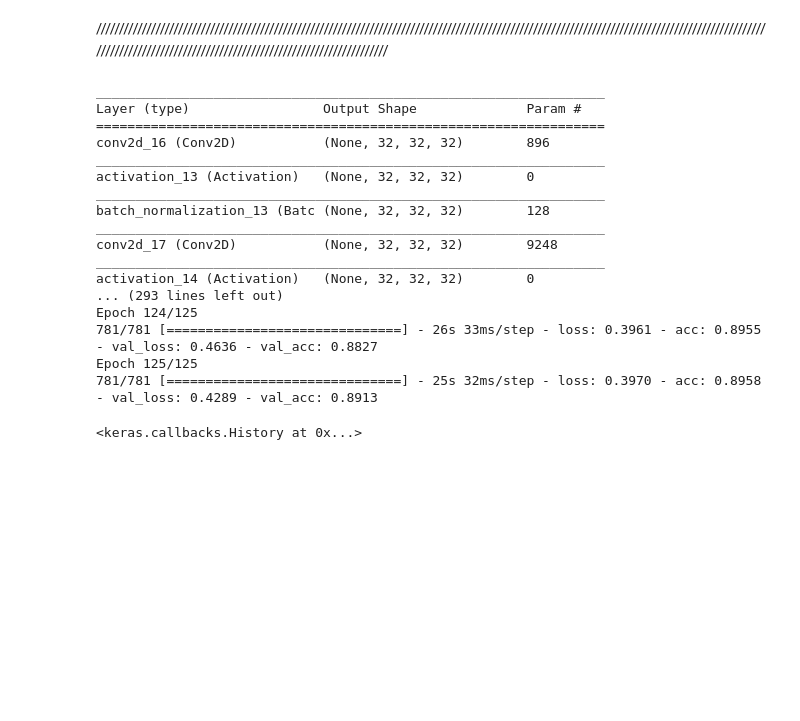
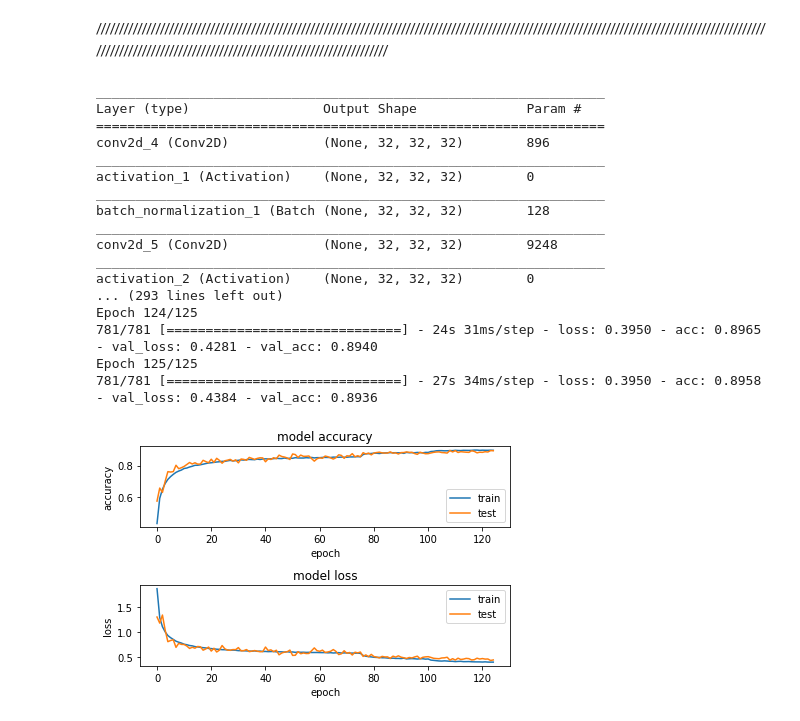
Before and after one commit to nestorojeda/CIFAR-10-CNN, a Jupyter notebook: cifar_10.ipynb, the cells around one changed output. Cells and saved outputs as stored; diff of their text form; code cells hidden in the pictures; blank space fills up the shorter version.

Commit message:
added plot of the second model

```diff
--- a/cifar_10.ipynb
+++ b/cifar_10.ipynb
@@ -302,28 +306,55 @@ batch_size = 64
 
 opt_rms = k.optimizers.rmsprop(lr=0.001,decay=1e-6)
 model2.compile(loss='categorical_crossentropy', optimizer=opt_rms, metrics=['accuracy'])
-model2.fit_generator(datagen.flow(x_train, y_train, batch_size=batch_size),\
+history2 = model2.fit_generator(datagen.flow(x_train, y_train, batch_size=batch_size),\
                     steps_per_epoch=x_train.shape[0] // batch_size,epochs=125,\
                     verbose=1,validation_data=(x_test,y_test),callbacks=[LearningRateScheduler(lr_schedule)])
 # %% [output]
 _________________________________________________________________
 Layer (type)                 Output Shape              Param #
 =================================================================
-conv2d_16 (Conv2D)           (None, 32, 32, 32)        896
+conv2d_4 (Conv2D)            (None, 32, 32, 32)        896
 _________________________________________________________________
-activation_13 (Activation)   (None, 32, 32, 32)        0
+activation_1 (Activation)    (None, 32, 32, 32)        0
 _________________________________________________________________
-batch_normalization_13 (Batc (None, 32, 32, 32)        128
+batch_normalization_1 (Batch (None, 32, 32, 32)        128
 _________________________________________________________________
-conv2d_17 (Conv2D)           (None, 32, 32, 32)        9248
+conv2d_5 (Conv2D)            (None, 32, 32, 32)        9248
 _________________________________________________________________
-activation_14 (Activation)   (None, 32, 32, 32)        0
+activation_2 (Activation)    (None, 32, 32, 32)        0
 ... (293 lines left out)
 Epoch 124/125
-781/781 [==============================] - 26s 33ms/step - loss: 0.3961 - acc: 0.8955 - val_loss: 0.4636 - val_acc: 0.8827
+781/781 [==============================] - 24s 31ms/step - loss: 0.3950 - acc: 0.8965 - val_loss: 0.4281 - val_acc: 0.8940
 Epoch 125/125
-781/781 [==============================] - 25s 32ms/step - loss: 0.3970 - acc: 0.8958 - val_loss: 0.4289 - val_acc: 0.8913
+781/781 [==============================] - 27s 34ms/step - loss: 0.3950 - acc: 0.8958 - val_loss: 0.4384 - val_acc: 0.8936
-<keras.callbacks.History at 0x...>
+# %%
+save_dir = "./"
+model_name = 'keras_cifar2.h5'
+model_path = os.path.join(save_dir, model_name)
+model.save(model_path)
+
+# plotting the metrics
+fig = plt.figure()
+plt.subplot(2,1,1)
+plt.plot(history2.history['acc'])
+plt.plot(history2.history['val_acc'])
+plt.title('model accuracy')
+plt.ylabel('accuracy')
+plt.xlabel('epoch')
+plt.legend(['train', 'test'], loc='lower right')
+
+plt.subplot(2,1,2)
+plt.plot(history2.history['loss'])
+plt.plot(history2.history['val_loss'])
+plt.title('model loss')
+plt.ylabel('loss')
+plt.xlabel('epoch')
+plt.legend(['train', 'test'], loc='upper right')
+
+
+plt.tight_layout()
+# %% [output]
+[figure, added]
 # %%
 scores2 = model2.evaluate(x_test, y_test, verbose=1)
 print('Test loss:', scores2[0])
```
Also changed, not shown: parts of 8 cells of this notebook.
